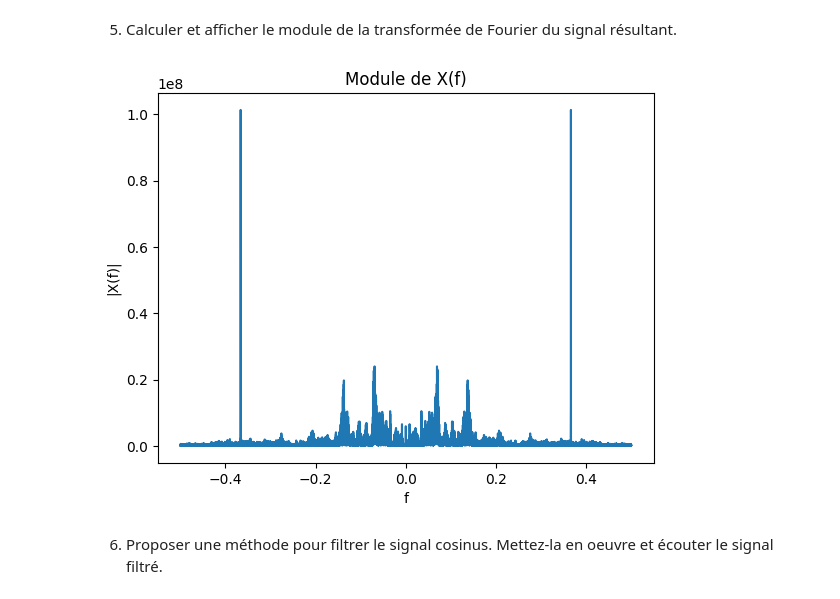
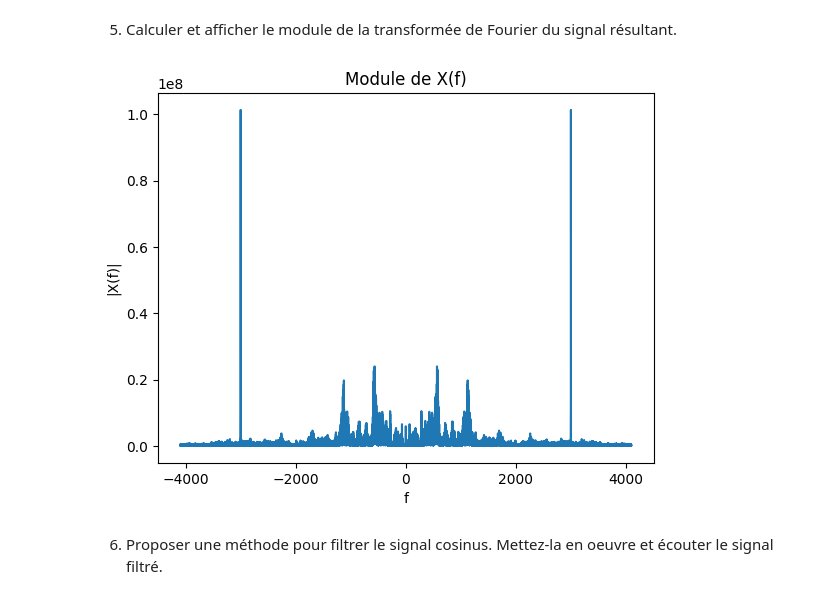
Before and after one commit to SearleOliver/Image-et-Signal, a Jupyter notebook: Traitement du Signal/NotebookTDS_TP2324.ipynb, the cells around one changed output. Saved outputs shown, nothing was run; the diff lists cells and outputs as text; code cells hidden in the pictures.

```diff
--- a/Traitement du Signal/NotebookTDS_TP2324.ipynb
+++ b/Traitement du Signal/NotebookTDS_TP2324.ipynb
@@ -329,20 +329,21 @@ wav.write('handel_sin.wav', fs2, signal_sin.astype(np.int16))
 # %% [markdown]
 5) Calculer et afficher le module de la transformée de Fourier du signal résultant.
 # %%
+
 Ysin = np.fft.fftshift(np.fft.fft(signal_sin))
 
 N = len(signal_sin)
-f = np.fft.fftshift(np.fft.fftfreq(N, d=1))
+f = np.fft.fftshift(np.fft.fftfreq(N, d=1/fs2))
 
 # module
 plt.figure()
 plt.plot(f, np.abs(Ysin))
 plt.xlabel("f")
 plt.ylabel("|X(f)|")
 plt.title("Module de X(f)")
 plt.show()
 # %% [output]
-[figure, old version]
+[figure, new version]
 # %% [markdown]
 6) Proposer une méthode pour filtrer le signal cosinus. Mettez-la en oeuvre et écouter le signal filtré.
 # %%
```
Also changed, not shown: parts of 7 cells of this notebook, 1 other file.
